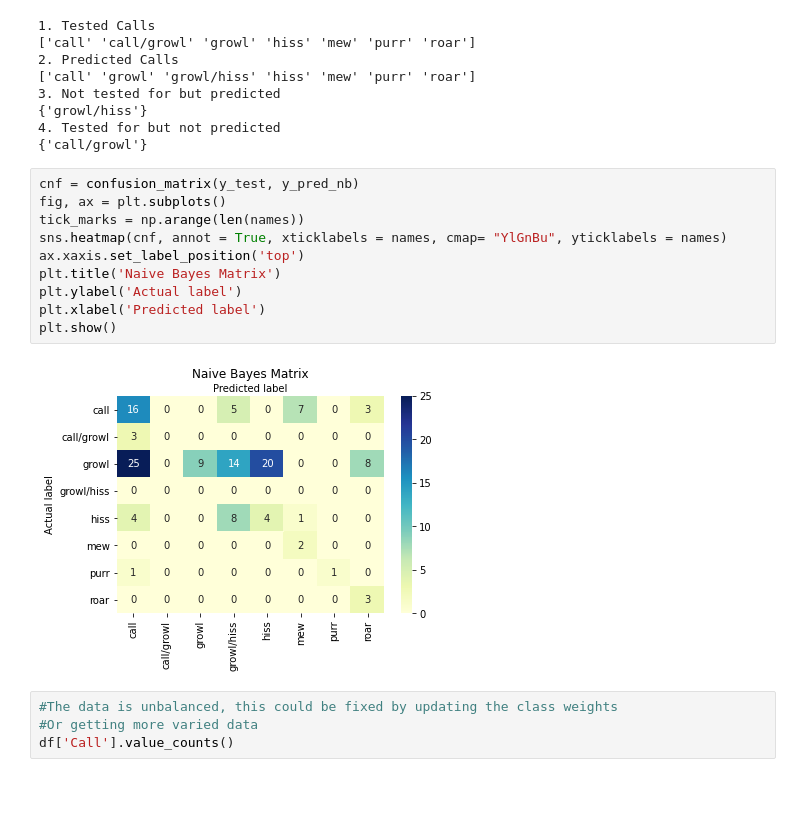
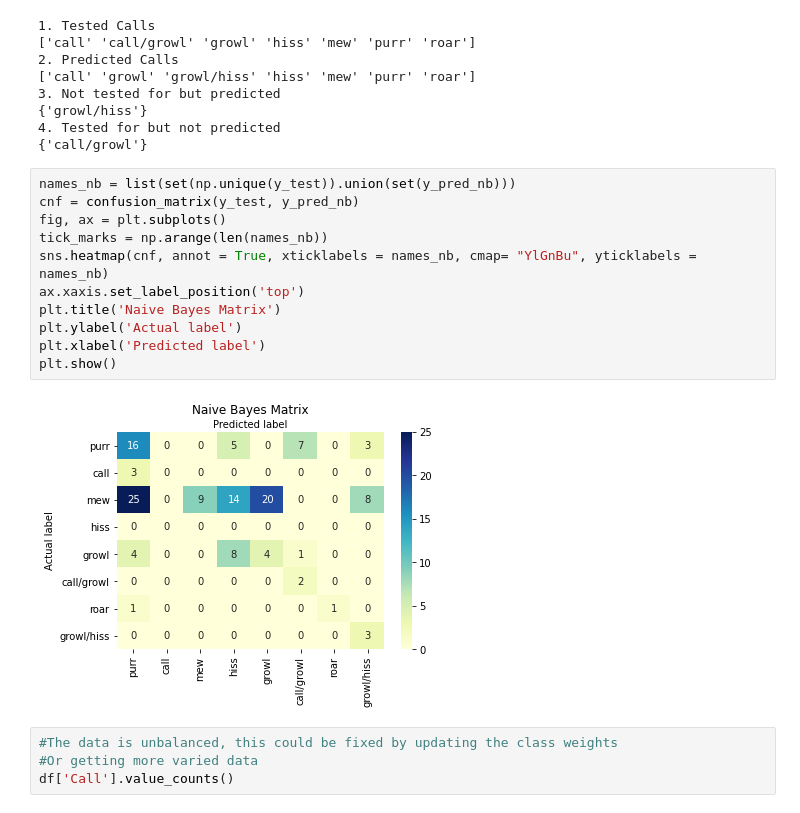
Before and after one commit to kexantus/felidetect, a Jupyter notebook: Feature Cleaning and First Models.ipynb, the cells around one changed output. Cells and saved outputs as stored; diff of their text form.

```diff
--- a/Feature Cleaning and First Models.ipynb
+++ b/Feature Cleaning and First Models.ipynb
@@ -327,17 +329,18 @@ print(set(np.unique(y_test))-set(np.unique(y_pred_nb)))
 4. Tested for but not predicted
 {'call/growl'}
 # %%
+names_nb = list(set(np.unique(y_test)).union(set(y_pred_nb)))
 cnf = confusion_matrix(y_test, y_pred_nb)
 fig, ax = plt.subplots()
-tick_marks = np.arange(len(names))
-sns.heatmap(cnf, annot = True, xticklabels = names, cmap= "YlGnBu", yticklabels = names)
+tick_marks = np.arange(len(names_nb))
+sns.heatmap(cnf, annot = True, xticklabels = names_nb, cmap= "YlGnBu", yticklabels = names_nb)
 ax.xaxis.set_label_position('top')
 plt.title('Naive Bayes Matrix')
 plt.ylabel('Actual label')
 plt.xlabel('Predicted label')
 plt.show()
 # %% [output]
-[figure, old version]
+[figure, new version]
 # %%
 #The data is unbalanced, this could be fixed by updating the class weights
 #Or getting more varied data
```
Also changed, not shown: parts of 2 cells of this notebook.
